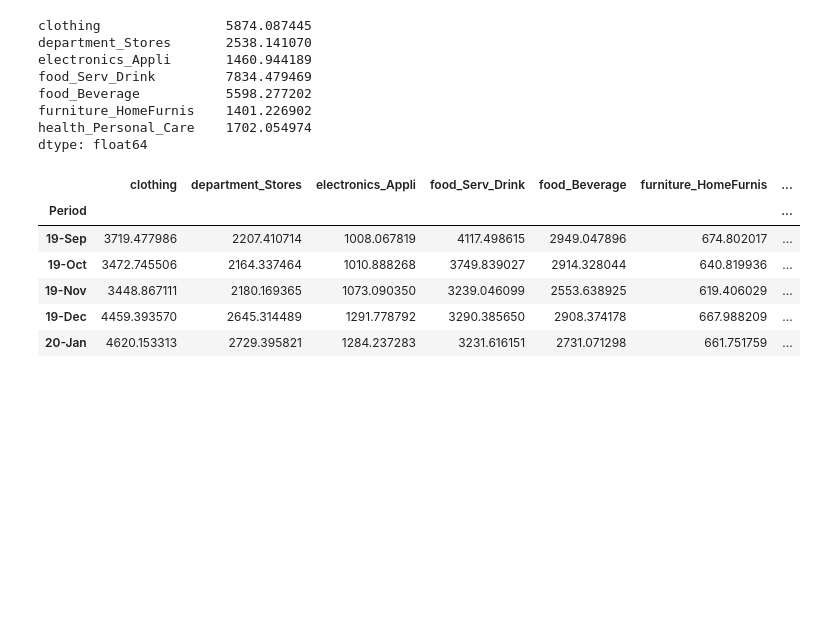
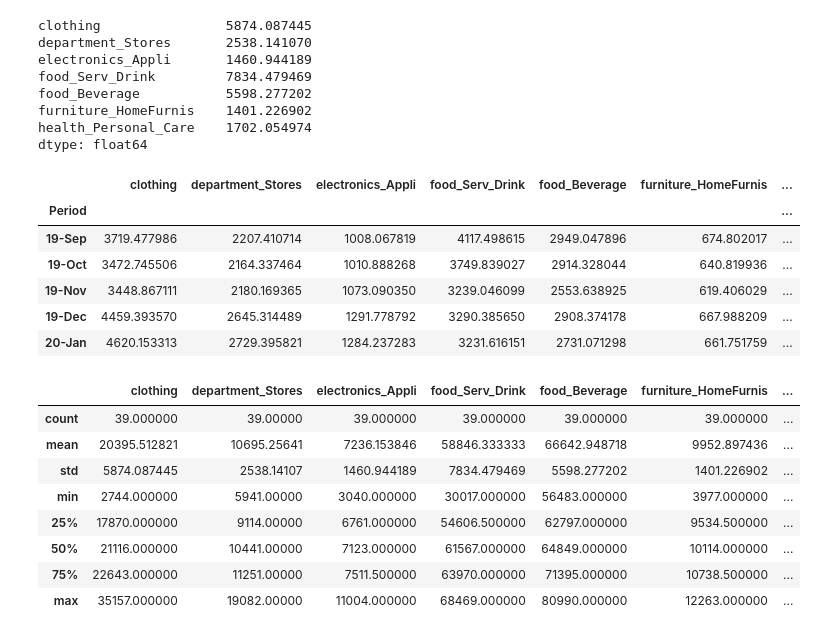
Before and after one commit to Billieo/pandemic_pandas, a Jupyter notebook: notebooks/Billie.ipynb, the cells around one changed output. Saved outputs shown, nothing was run; the diff lists cells and outputs as text; code cells hidden in the pictures; blank space fills up the shorter version.

```diff
--- a/notebooks/Billie.ipynb
+++ b/notebooks/Billie.ipynb
@@ -117,0 +126,12 @@ rolling_combined_df.head()
+# %%
+retail_combined_df.describe()
+# %% [output]
+|  | clothing | department_Stores | electronics_Appli | food_Serv_Drink | food_Beverage | furniture_HomeFurnis | ... |
+| count | 39.000000 | 39.00000 | 39.000000 | 39.000000 | 39.000000 | 39.000000 | ... |
+| mean | 20395.512821 | 10695.25641 | 7236.153846 | 58846.333333 | 66642.948718 | 9952.897436 | ... |
+| std | 5874.087445 | 2538.14107 | 1460.944189 | 7834.479469 | 5598.277202 | 1401.226902 | ... |
+| min | 2744.000000 | 5941.00000 | 3040.000000 | 30017.000000 | 56483.000000 | 3977.000000 | ... |
+| 25% | 17870.000000 | 9114.00000 | 6761.000000 | 54606.500000 | 62797.000000 | 9534.500000 | ... |
+| 50% | 21116.000000 | 10441.00000 | 7123.000000 | 61567.000000 | 64849.000000 | 10114.000000 | ... |
+| 75% | 22643.000000 | 11251.00000 | 7511.500000 | 63970.000000 | 71395.000000 | 10738.500000 | ... |
+| max | 35157.000000 | 19082.00000 | 11004.000000 | 68469.000000 | 80990.000000 | 12263.000000 | ... |
```
Also changed, not shown: parts of 5 cells of this notebook.
